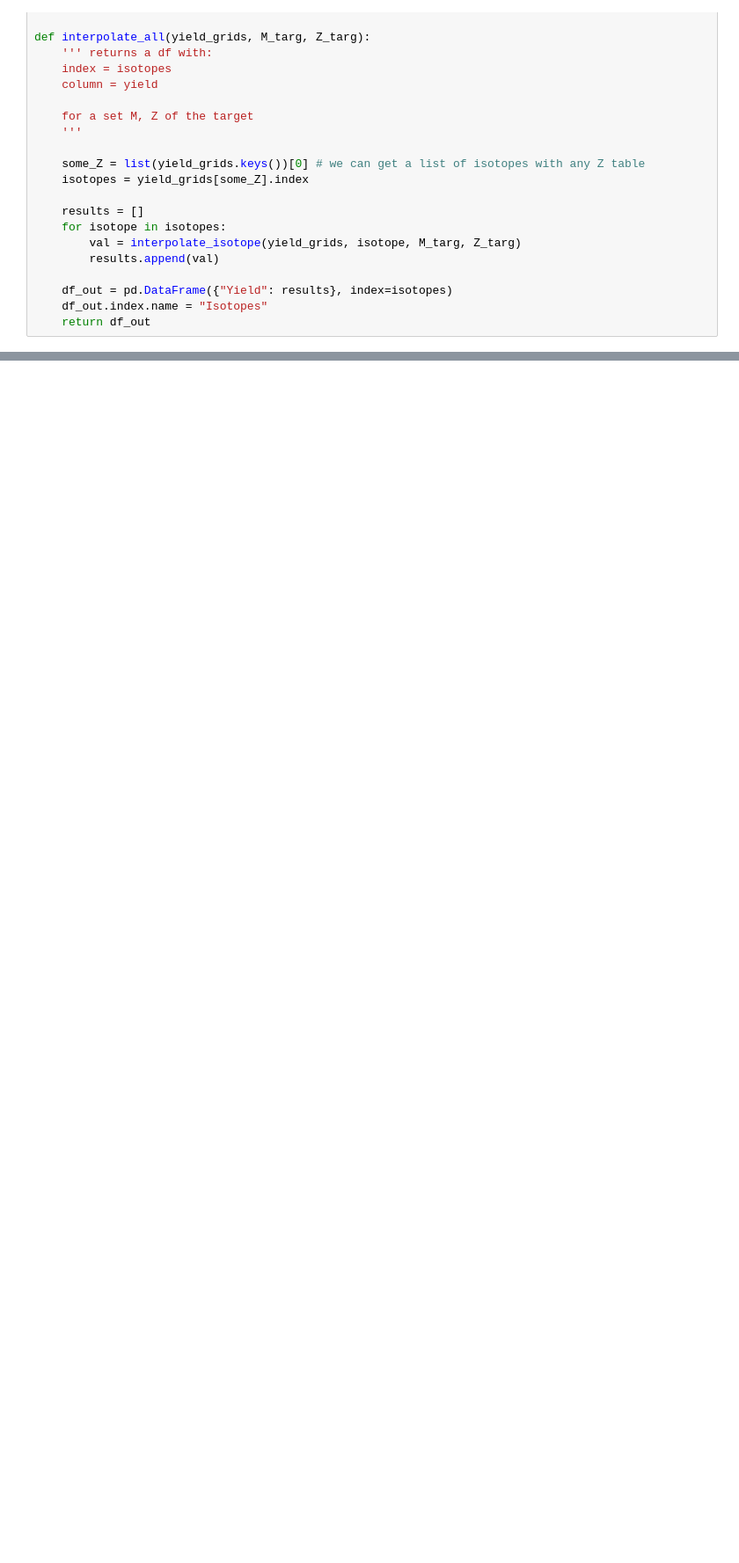
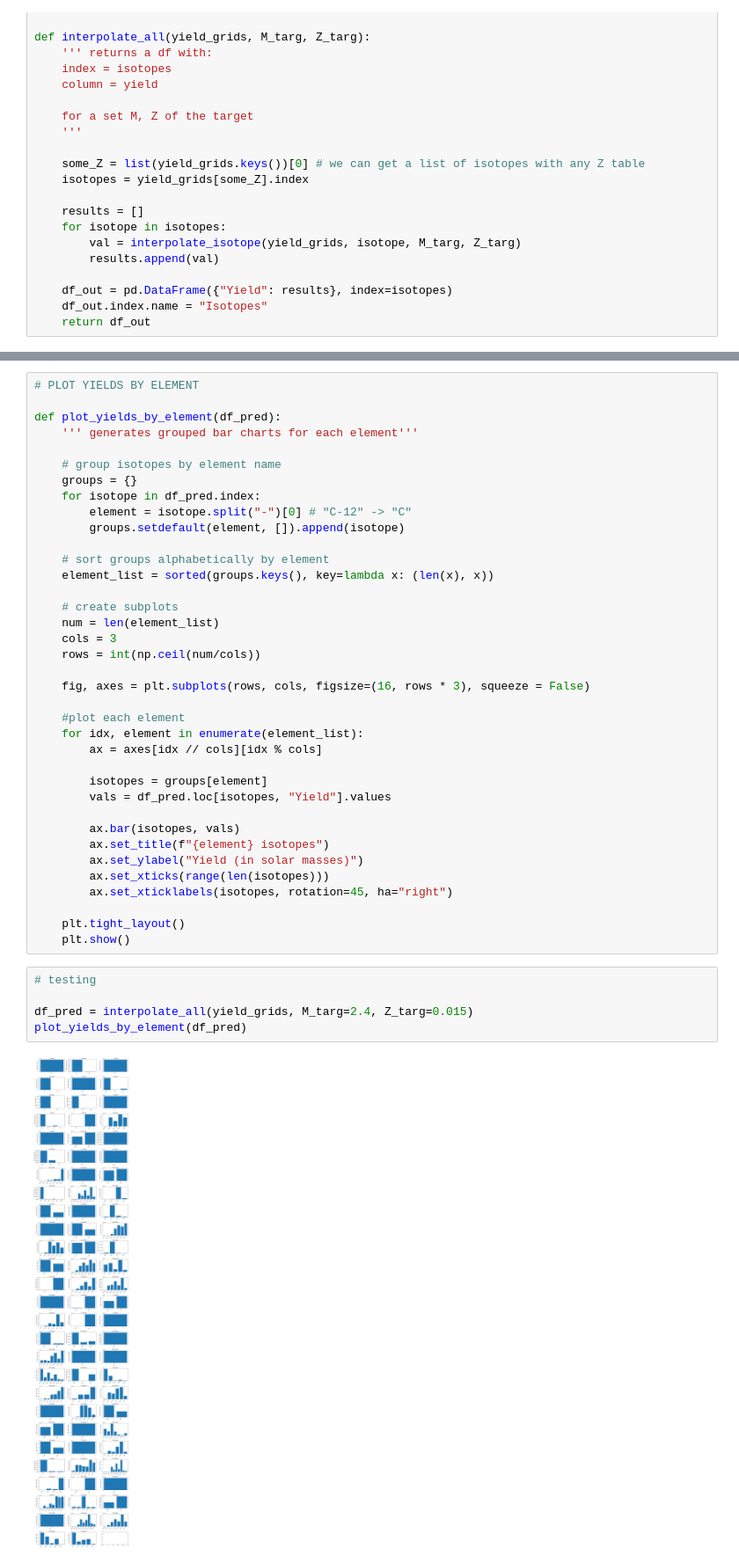
Before and after one commit to s4rayu/final_project, a Jupyter notebook: stellarevol.ipynb, the cells around one changed output, grey strips where cells are left out. Shown at 88% size. Drawn from its saved outputs; the diff is of its cells as text; blank space fills up the shorter version.

Commit message:
added plot function for isotope yields (by element)

```diff
--- a/stellarevol.ipynb
+++ b/stellarevol.ipynb
@@ -257,0 +258,44 @@ df_test = interpolate_all(yield_grids, M_targ=2.4, Z_targ=0.0015)
+# %%
+# PLOT YIELDS BY ELEMENT
+
+def plot_yields_by_element(df_pred):
+    ''' generates grouped bar charts for each element'''
+
+    # group isotopes by element name
+    groups = {}
+    for isotope in df_pred.index:
+        element = isotope.split("-")[0] # "C-12" -> "C"
+        groups.setdefault(element, []).append(isotope)
+
+    # sort groups alphabetically by element
+    element_list = sorted(groups.keys(), key=lambda x: (len(x), x))
+
+    # create subplots
+    num = len(element_list)
+    cols = 3
+    rows = int(np.ceil(num/cols))
+
+    fig, axes = plt.subplots(rows, cols, figsize=(16, rows * 3), squeeze = False)
+
+    #plot each element
+    for idx, element in enumerate(element_list):
+        ax = axes[idx // cols][idx % cols]
+
+        isotopes = groups[element]
+        vals = df_pred.loc[isotopes, "Yield"].values
+
+        ax.bar(isotopes, vals)
+        ax.set_title(f"{element} isotopes")
+        ax.set_ylabel("Yield (in solar masses)")
+        ax.set_xticks(range(len(isotopes)))
+        ax.set_xticklabels(isotopes, rotation=45, ha="right")
+
+    plt.tight_layout()
+    plt.show()
+# %%
+# testing
+
+df_pred = interpolate_all(yield_grids, M_targ=2.4, Z_targ=0.015)
+plot_yields_by_element(df_pred)
+# %% [output]
+[figure, added]
```
Also changed, not shown: parts of 1 cell of this notebook.
